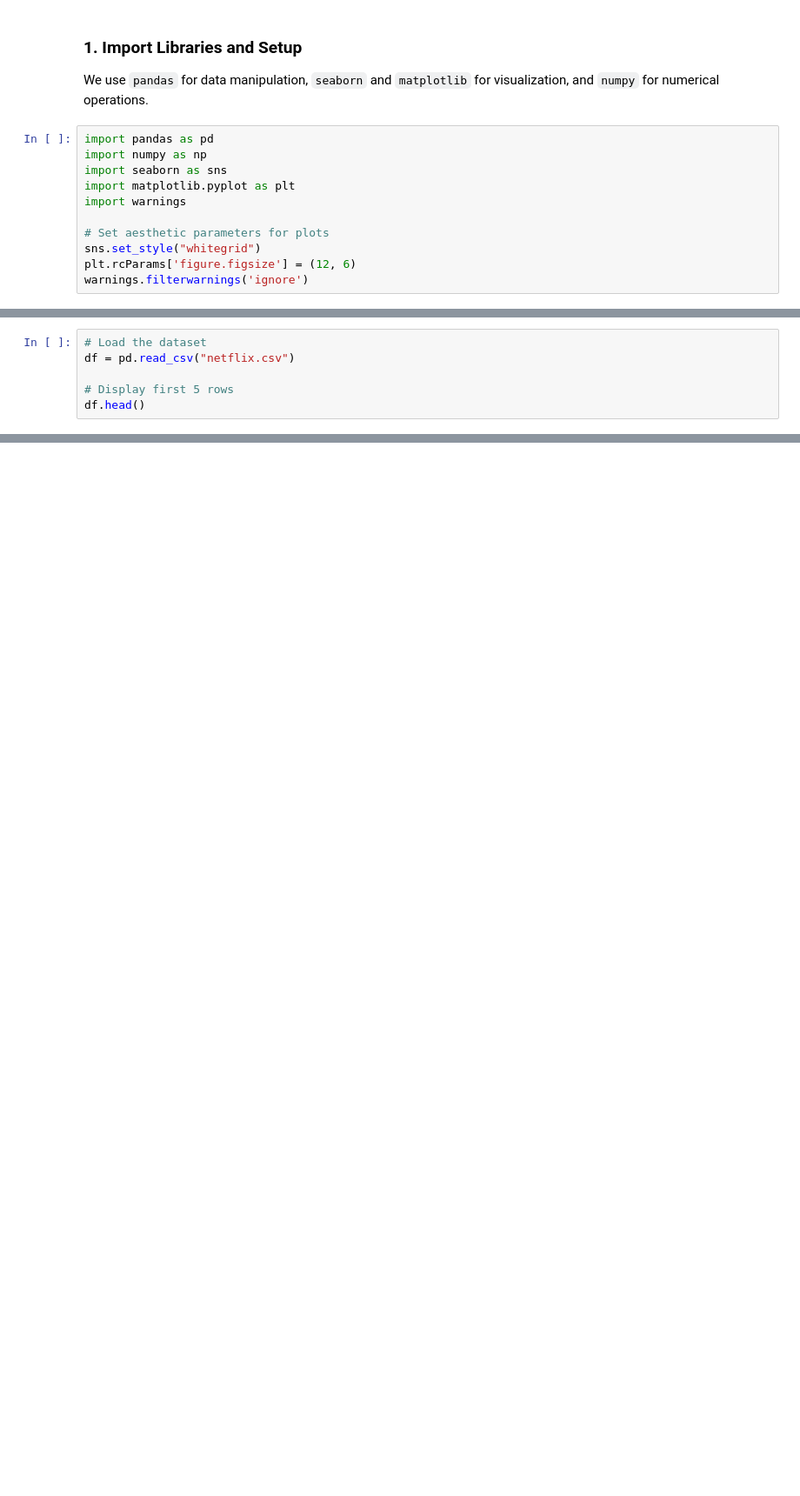
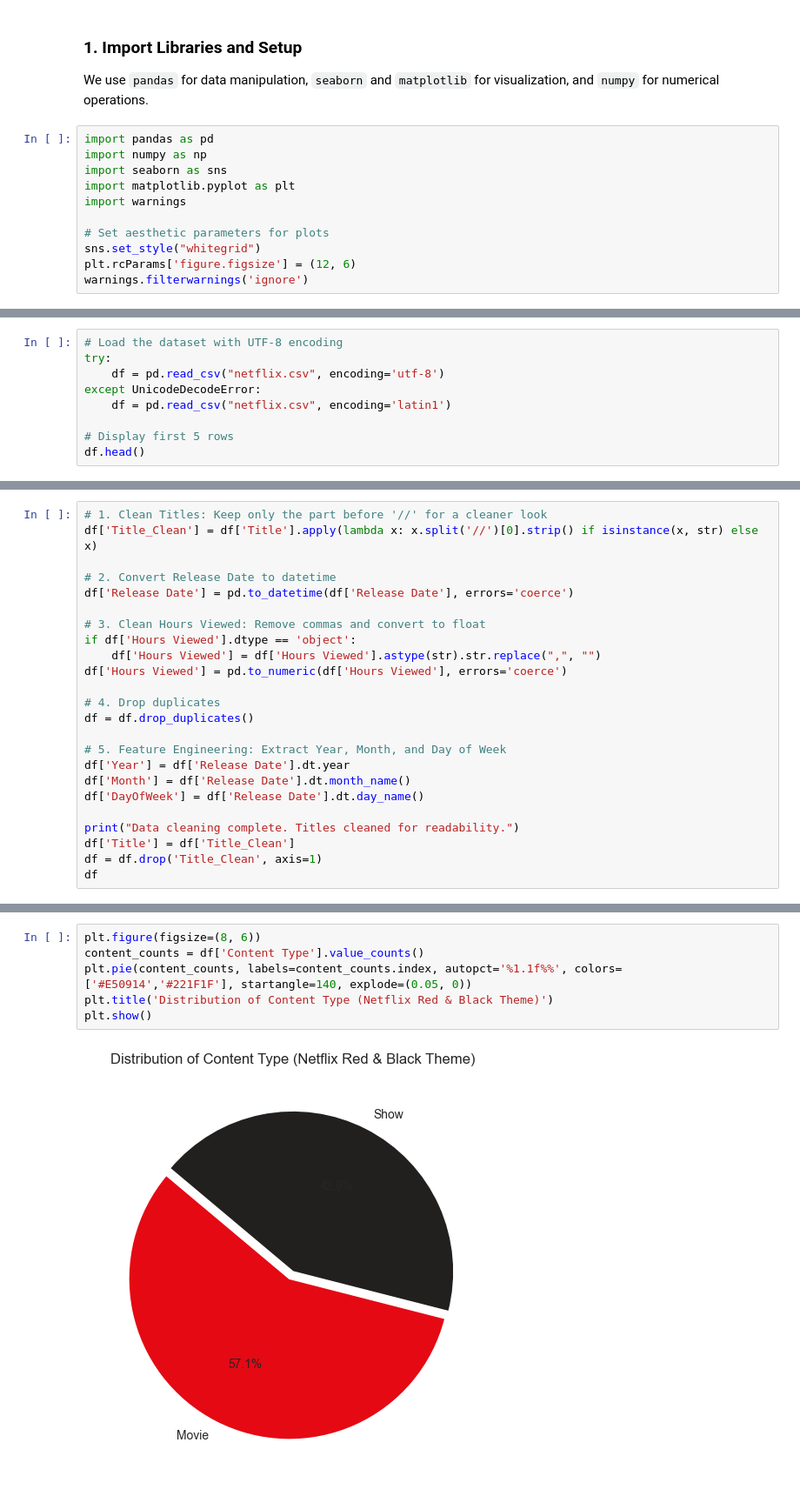
Before and after one commit to MouryaManideep/EXPLORATORY-DATA-ANALYSIS-ON-NETFLIX-DATASET-, a Jupyter notebook: netflix.ipynb, the cells around one changed output, grey strips where cells are left out. Shown at 87% size. Drawn from its saved outputs; the diff is of its cells as text; blank space fills up the shorter version.

```diff
--- a/netflix.ipynb
+++ b/netflix.ipynb
@@ -30,6 +26,0 @@ We load the `netflix.csv` file and take an initial look at the first few rows.
-# %%
-# Load the dataset
-df = pd.read_csv("netflix.csv")
-
-# Display first 5 rows
-df.head()
@@ -251,0 +30,9 @@ From our EDA, we have observed several interesting trends:
+# %%
+# Load the dataset with UTF-8 encoding
+try:
+    df = pd.read_csv("netflix.csv", encoding='utf-8')
+except UnicodeDecodeError:
+    df = pd.read_csv("netflix.csv", encoding='latin1')
+
+# Display first 5 rows
+df.head()
@@ -251,0 +53,24 @@ From our EDA, we have observed several interesting trends:
+# %%
+# 1. Clean Titles: Keep only the part before '//' for a cleaner look
+df['Title_Clean'] = df['Title'].apply(lambda x: x.split('//')[0].strip() if isinstance(x, str) else x)
+
+# 2. Convert Release Date to datetime
+df['Release Date'] = pd.to_datetime(df['Release Date'], errors='coerce')
+
+# 3. Clean Hours Viewed: Remove commas and convert to float
+if df['Hours Viewed'].dtype == 'object':
+    df['Hours Viewed'] = df['Hours Viewed'].astype(str).str.replace(",", "")
+df['Hours Viewed'] = pd.to_numeric(df['Hours Viewed'], errors='coerce')
+
+# 4. Drop duplicates
+df = df.drop_duplicates()
+
+# 5. Feature Engineering: Extract Year, Month, and Day of Week
+df['Year'] = df['Release Date'].dt.year
+df['Month'] = df['Release Date'].dt.month_name()
+df['DayOfWeek'] = df['Release Date'].dt.day_name()
+
+print("Data cleaning complete. Titles cleaned for readability.")
+df['Title'] = df['Title_Clean']
+df = df.drop('Title_Clean', axis=1)
+df
@@ -251,0 +96,8 @@ From our EDA, we have observed several interesting trends:
+# %%
+plt.figure(figsize=(8, 6))
+content_counts = df['Content Type'].value_counts()
+plt.pie(content_counts, labels=content_counts.index, autopct='%1.1f%%', colors=['#E50914','#221F1F'], startangle=140, explode=(0.05, 0))
+plt.title('Distribution of Content Type (Netflix Red & Black Theme)')
+plt.show()
+# %% [output]
+[figure, added]
```
Also changed, not shown: parts of 50 cells of this notebook.
